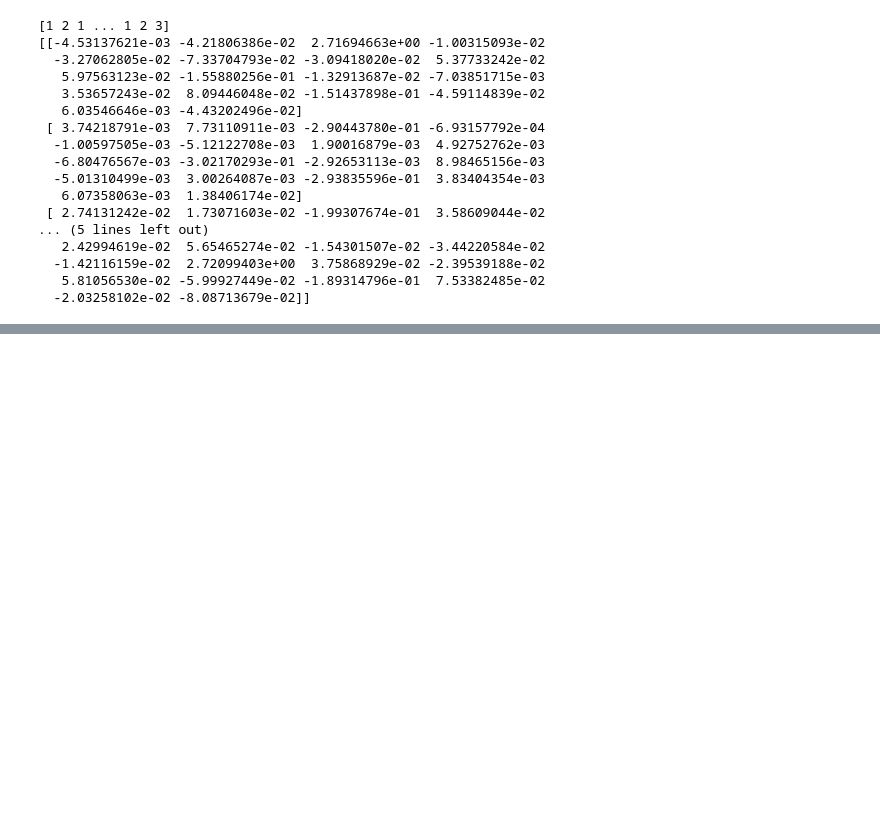
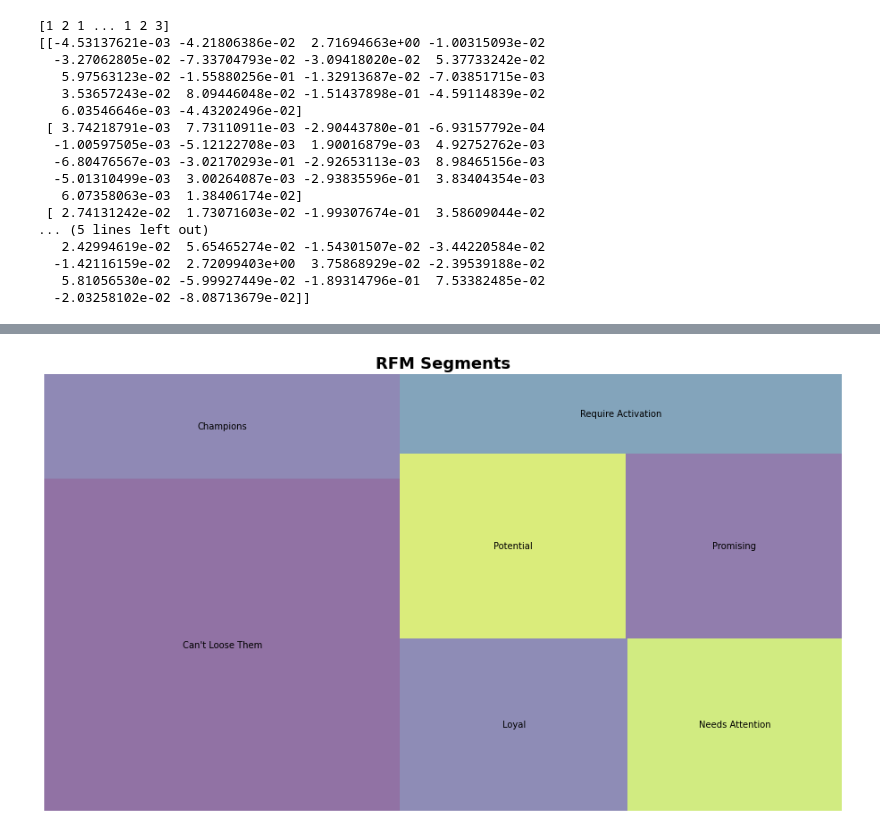
Before and after one commit to AlessandraMonaco/Visual-Analytics, a Jupyter notebook: src/app.ipynb, the cells around one changed output, grey strips where cells are left out. Drawn from its saved outputs; the diff is of its cells as text; code cells hidden in the pictures; blank space fills up the shorter version.

Commit message:
Added python file to run rfm segmentation

```diff
--- a/src/app.ipynb
+++ b/src/app.ipynb
@@ -225,0 +319,6 @@ clusteredDf.to_csv(path+'pca_kmeans_data.csv', index=False)
+# %%
+# Concat RFM quartile values to create RFM Segments
+def join_rfm(x): return str(x['R']) + str(x['F']) + str(x['M'])
+data_process['RFM_Segment_Concat'] = data_process.apply(join_rfm, axis=1)
+rfm = data_process
+rfm.head()
@@ -225,0 +339,4 @@ clusteredDf.to_csv(path+'pca_kmeans_data.csv', index=False)
+# %%
+# Calculate RFM_Score
+rfm['RFM_Score'] = rfm[['R','F','M']].sum(axis=1)
+print(rfm['RFM_Score'].head())
@@ -225,0 +380,9 @@ clusteredDf.to_csv(path+'pca_kmeans_data.csv', index=False)
+# %%
+# Calculate average values for each RFM_Level, and return a size of each segment
+rfm_level_agg = rfm.groupby('RFM_Level').agg({
+    'recency': 'mean',
+    'frequency': 'mean',
+    'monetary': ['mean', 'count']
+}).round(1)
+# Print the aggregated dataset
+print(rfm_level_agg)
@@ -225,0 +400,20 @@ clusteredDf.to_csv(path+'pca_kmeans_data.csv', index=False)
+# %%
+rfm_level_agg.columns = rfm_level_agg.columns.droplevel()
+rfm_level_agg.columns = ['RecencyMean','FrequencyMean','MonetaryMean', 'Count']
+#Create our plot and resize it.
+fig = plt.gcf()
+ax = fig.add_subplot()
+fig.set_size_inches(16, 9)
+squarify.plot(sizes=rfm_level_agg['Count'],
+              label=['Can\'t Loose Them',
+                     'Champions',
+                     'Loyal',
+                     'Needs Attention',
+                     'Potential',
+                     'Promising',
+                     'Require Activation'], alpha=.6 )
+plt.title("RFM Segments",fontsize=18,fontweight="bold")
+plt.axis('off')
+plt.show()
+# %% [output]
+[figure, added]
```
Also changed, not shown: parts of 21 cells of this notebook, 3 other files.
